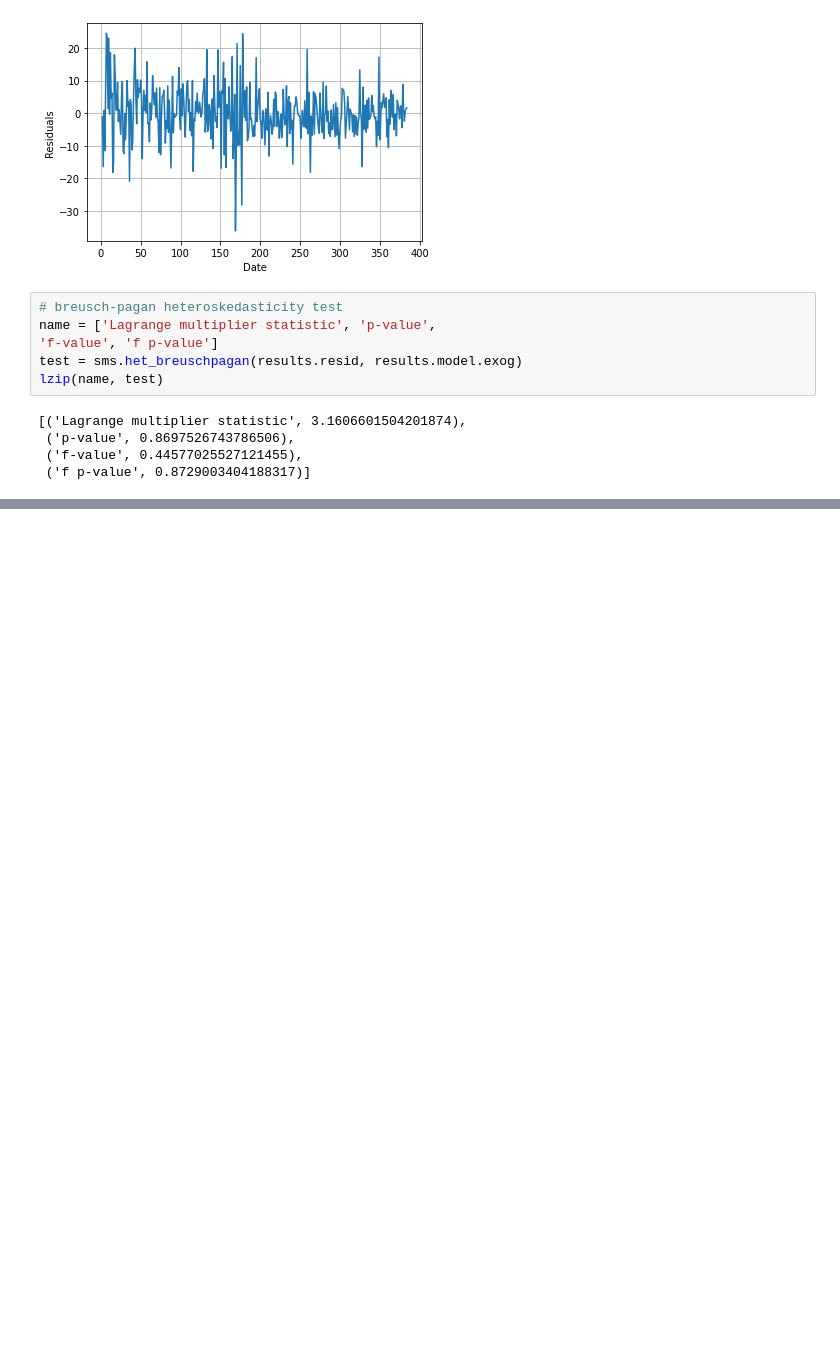
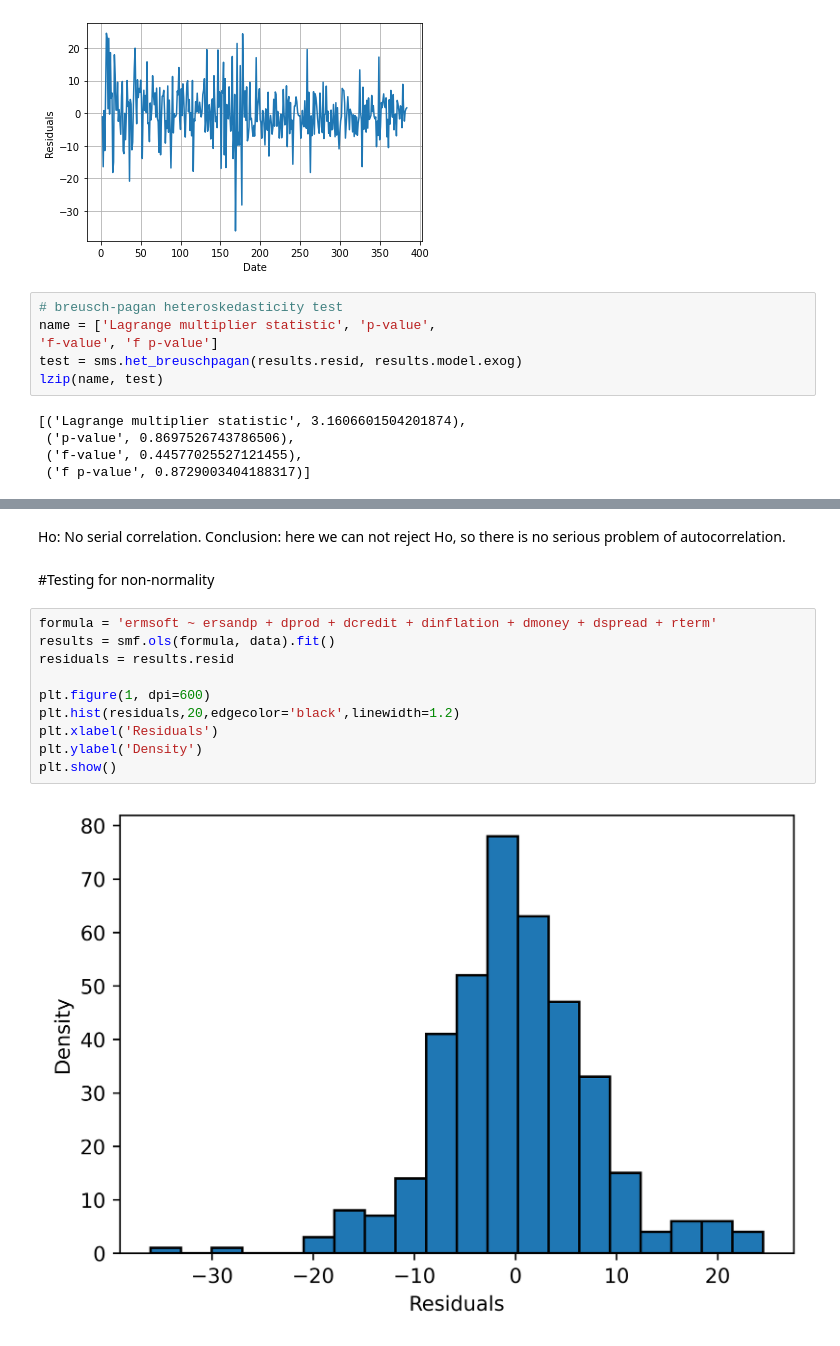
Before and after one commit to faisalnawazmir/Econometrics-ML_for_Finance, a Jupyter notebook: Diagnosis_Econometrics.ipynb, the cells around one changed output, grey strips where cells are left out. Cells and saved outputs as stored; diff of their text form; blank space fills up the shorter version.

```diff
--- a/Diagnosis_Econometrics.ipynb
+++ b/Diagnosis_Econometrics.ipynb
@@ -80,0 +181,16 @@ lzip(name, test)
+# %% [markdown]
+Ho: No serial correlation. Conclusion: here we can not reject Ho, so there is no serious problem of autocorrelation.
+# %% [markdown]
+#Testing for non-normality
+# %%
+formula = 'ermsoft ~ ersandp + dprod + dcredit + dinflation + dmoney + dspread + rterm'
+results = smf.ols(formula, data).fit()
+residuals = results.resid
+
+plt.figure(1, dpi=600)
+plt.hist(residuals,20,edgecolor='black',linewidth=1.2)
+plt.xlabel('Residuals')
+plt.ylabel('Density')
+plt.show()
+# %% [output]
+[figure, added]
```
Also changed, not shown: parts of 55 cells of this notebook.
